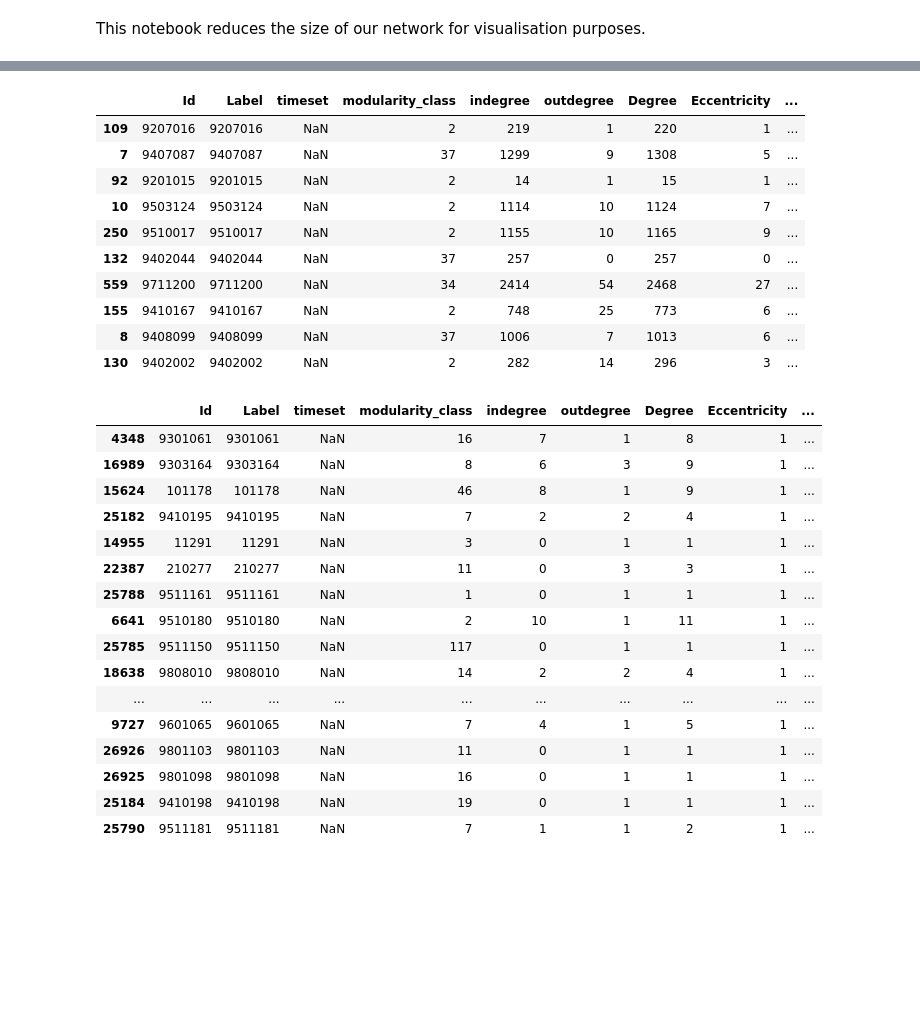
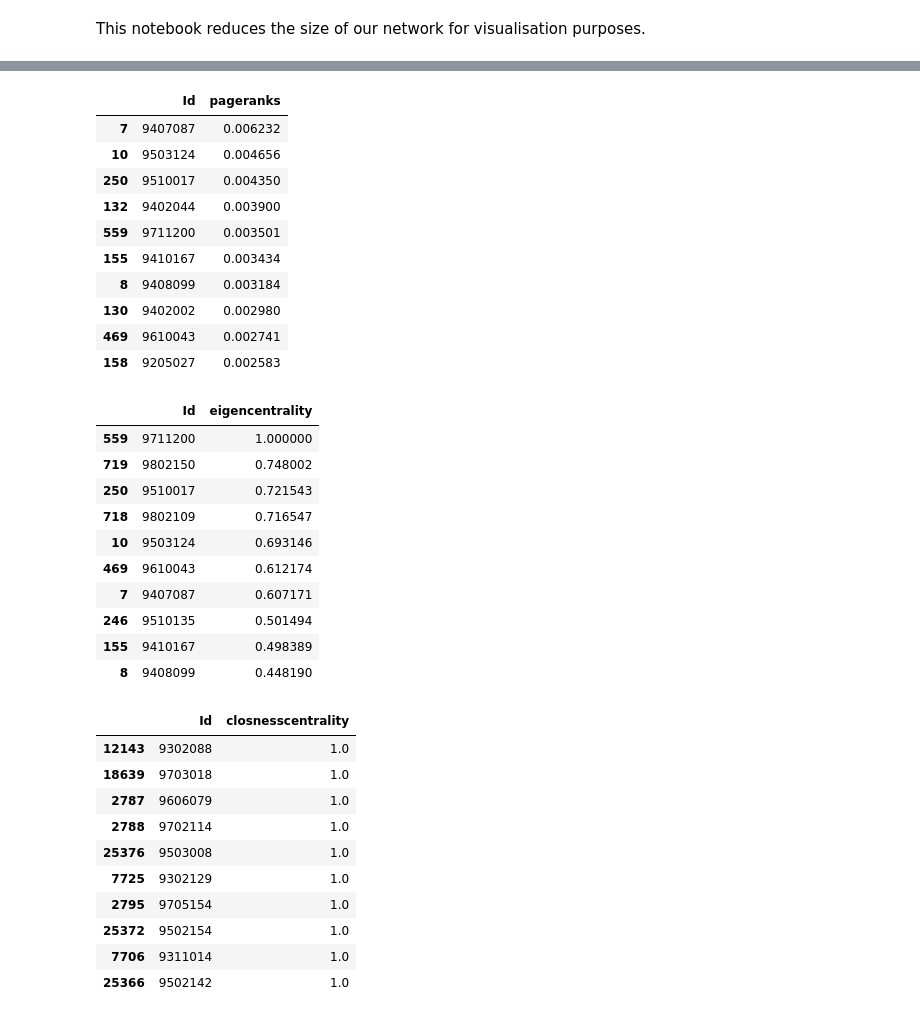
Before and after one commit to ajmaradiaga/dmsn-group15-citation-networks, a Jupyter notebook: exploring-nodes-centrality.ipynb, the cells around one changed output, grey strips where cells are left out. Saved outputs shown, nothing was run; the diff lists cells and outputs as text; code cells hidden in the pictures; blank space fills up the shorter version.

Commit message:
Updated dataset used in nodes centrality exploration

```diff
--- a/exploring-nodes-centrality.ipynb
+++ b/exploring-nodes-centrality.ipynb
@@ -8,6 +8,8 @@ import numpy as np
 import pandas as pd
 
 from helper import display_df_with_bokeh
+
+pd.set_option('display.width', 1000)
 # %% [output]
 Loading BokehJS ...
 [interactive output not drawn]
@@ -15,5 +17,5 @@ Loading BokehJS ...
 DATASETS_FOLDER = "datasets"
 # %%
 # Opening original network with modularity
-with open(f"gephi/nodes_with_modularity_degree_centralities.csv", 'r') as f:
+with open(f"gephi/dynamic/nodes_with_all_network_stats_and_timestamps.csv", 'r') as f:
     gephi_df = pd.read_csv(f, header=0)
@@ -39,35 +51,43 @@ gephi_df.sort_values(['indegree'], ascending=False)[:10]
 # %%
-gephi_df.sort_values(['pageranks'], ascending=False)[:10]
+gephi_df[['Id', 'pageranks']].sort_values(['pageranks'], ascending=False)[:10]
 # %% [output]
-|  | Id | Label | timeset | modularity_class | indegree | outdegree | Degree | Eccentricity | ... |
-| 109 | 9207016 | 9207016 | NaN | 2 | 219 | 1 | 220 | 1 | ... |
-| 7 | 9407087 | 9407087 | NaN | 37 | 1299 | 9 | 1308 | 5 | ... |
-| 92 | 9201015 | 9201015 | NaN | 2 | 14 | 1 | 15 | 1 | ... |
-| 10 | 9503124 | 9503124 | NaN | 2 | 1114 | 10 | 1124 | 7 | ... |
-| 250 | 9510017 | 9510017 | NaN | 2 | 1155 | 10 | 1165 | 9 | ... |
-| 132 | 9402044 | 9402044 | NaN | 37 | 257 | 0 | 257 | 0 | ... |
-| 559 | 9711200 | 9711200 | NaN | 34 | 2414 | 54 | 2468 | 27 | ... |
-| 155 | 9410167 | 9410167 | NaN | 2 | 748 | 25 | 773 | 6 | ... |
-| 8 | 9408099 | 9408099 | NaN | 37 | 1006 | 7 | 1013 | 6 | ... |
-| 130 | 9402002 | 9402002 | NaN | 2 | 282 | 14 | 296 | 3 | ... |
+|  | Id | pageranks |
+| 7 | 9407087 | 0.006232 |
+| 10 | 9503124 | 0.004656 |
+| 250 | 9510017 | 0.004350 |
+| 132 | 9402044 | 0.003900 |
+| 559 | 9711200 | 0.003501 |
+| 155 | 9410167 | 0.003434 |
+| 8 | 9408099 | 0.003184 |
+| 130 | 9402002 | 0.002980 |
+| 469 | 9610043 | 0.002741 |
+| 158 | 9205027 | 0.002583 |
+# %%
+gephi_df[['Id', 'eigencentrality']].sort_values(['eigencentrality'], ascending=False)[:10]
+# %% [output]
+|  | Id | eigencentrality |
+| 559 | 9711200 | 1.000000 |
+| 719 | 9802150 | 0.748002 |
+| 250 | 9510017 | 0.721543 |
+| 718 | 9802109 | 0.716547 |
+| 10 | 9503124 | 0.693146 |
+| 469 | 9610043 | 0.612174 |
+| 7 | 9407087 | 0.607171 |
+| 246 | 9510135 | 0.501494 |
+| 155 | 9410167 | 0.498389 |
+| 8 | 9408099 | 0.448190 |
 # %%
-gephi_df.sort_values(['closnesscentrality'], ascending=False)[:20]
+gephi_df[['Id', 'closnesscentrality']].sort_values(['closnesscentrality'], ascending=False)[:10]
 # %% [output]
-|  | Id | Label | timeset | modularity_class | indegree | outdegree | Degree | Eccentricity | ... |
-| 4348 | 9301061 | 9301061 | NaN | 16 | 7 | 1 | 8 | 1 | ... |
-| 16989 | 9303164 | 9303164 | NaN | 8 | 6 | 3 | 9 | 1 | ... |
-| 15624 | 101178 | 101178 | NaN | 46 | 8 | 1 | 9 | 1 | ... |
-| 25182 | 9410195 | 9410195 | NaN | 7 | 2 | 2 | 4 | 1 | ... |
-| 14955 | 11291 | 11291 | NaN | 3 | 0 | 1 | 1 | 1 | ... |
-| 22387 | 210277 | 210277 | NaN | 11 | 0 | 3 | 3 | 1 | ... |
-| 25788 | 9511161 | 9511161 | NaN | 1 | 0 | 1 | 1 | 1 | ... |
-| 6641 | 9510180 | 9510180 | NaN | 2 | 10 | 1 | 11 | 1 | ... |
-| 25785 | 9511150 | 9511150 | NaN | 117 | 0 | 1 | 1 | 1 | ... |
-| 18638 | 9808010 | 9808010 | NaN | 14 | 2 | 2 | 4 | 1 | ... |
-| ... | ... | ... | ... | ... | ... | ... | ... | ... | ... |
-| 9727 | 9601065 | 9601065 | NaN | 7 | 4 | 1 | 5 | 1 | ... |
-| 26926 | 9801103 | 9801103 | NaN | 11 | 0 | 1 | 1 | 1 | ... |
-| 26925 | 9801098 | 9801098 | NaN | 16 | 0 | 1 | 1 | 1 | ... |
-| 25184 | 9410198 | 9410198 | NaN | 19 | 0 | 1 | 1 | 1 | ... |
-| 25790 | 9511181 | 9511181 | NaN | 7 | 1 | 1 | 2 | 1 | ... |
+|  | Id | closnesscentrality |
+| 12143 | 9302088 | 1.0 |
+| 18639 | 9703018 | 1.0 |
+| 2787 | 9606079 | 1.0 |
+| 2788 | 9702114 | 1.0 |
+| 25376 | 9503008 | 1.0 |
+| 7725 | 9302129 | 1.0 |
+| 2795 | 9705154 | 1.0 |
+| 25372 | 9502154 | 1.0 |
+| 7706 | 9311014 | 1.0 |
+| 25366 | 9502142 | 1.0 |
 # %%
```
Also changed, not shown: parts of 4 cells of this notebook, 2 other files.
